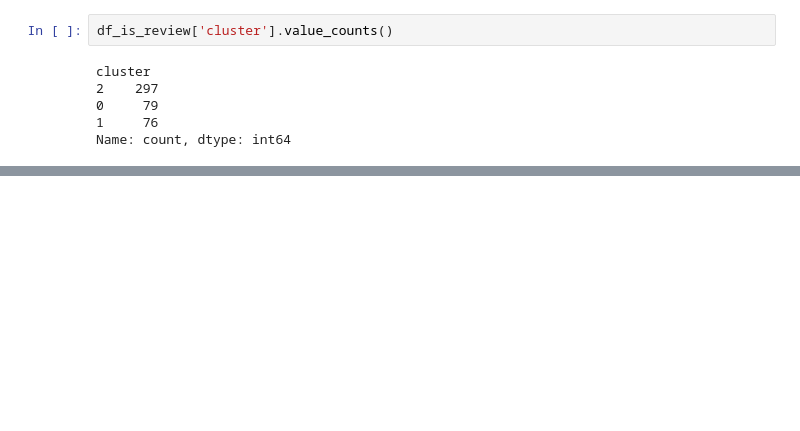
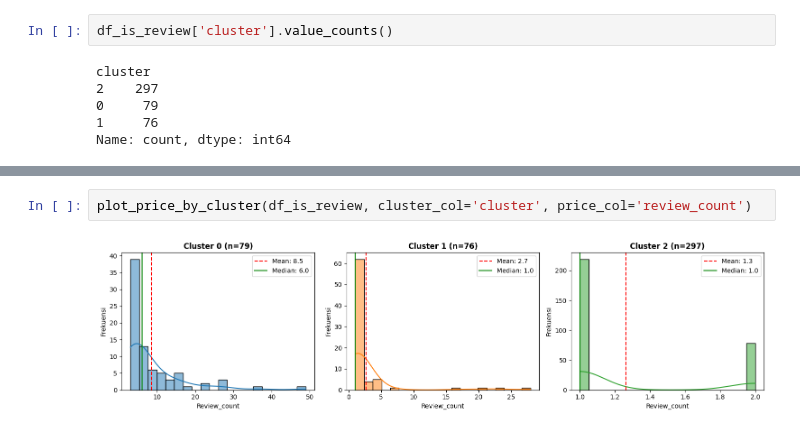
Before and after one commit to HaafizHhamda/ecommerce-stock-health-segmentation, a Jupyter notebook: Notebook.ipynb, the cells around one changed output, grey strips where cells are left out. Drawn from its saved outputs; the diff is of its cells as text; blank space fills up the shorter version.

```diff
--- a/Notebook.ipynb
+++ b/Notebook.ipynb
@@ -2814,0 +531,4 @@ df_reviews.to_csv('dataframe_review.csv',index= False)
+# %%
+plot_price_by_cluster(df_is_review, cluster_col='cluster', price_col='review_count')
+# %% [output]
+[figure, added]
```
Also changed, not shown: parts of 198 cells of this notebook.
